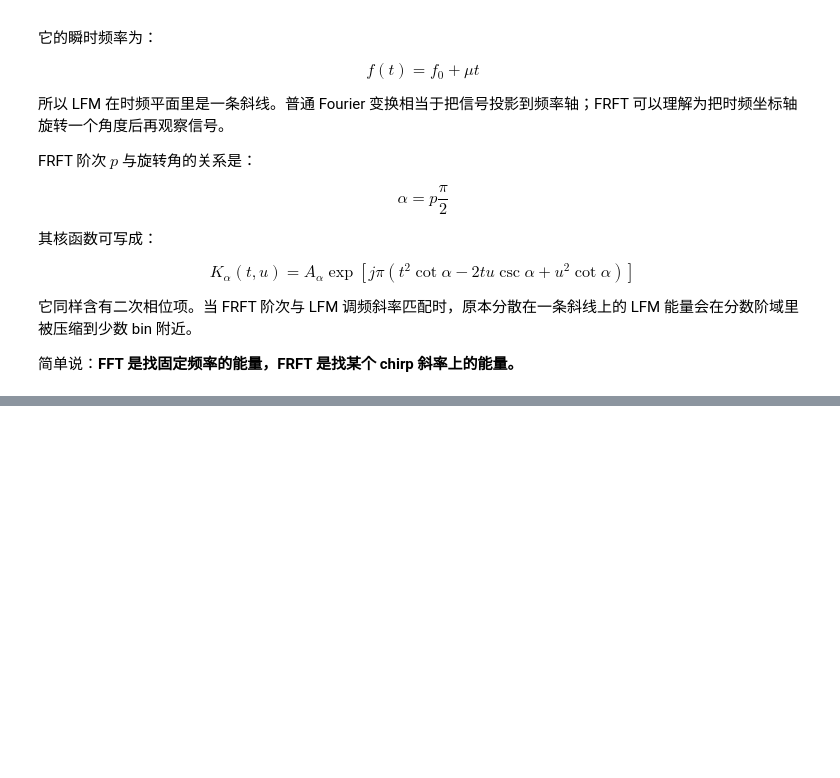
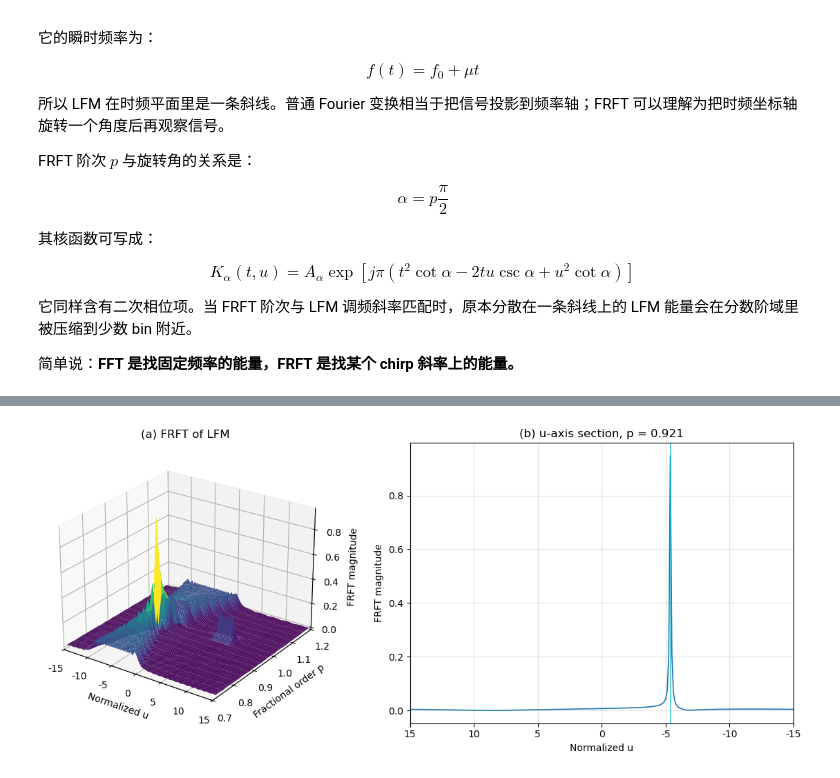
Before and after one commit to wotwoker/signalDOA, a Jupyter notebook: experiments/LFM.ipynb, the cells around one changed output, grey strips where cells are left out. Drawn from its saved outputs; the diff is of its cells as text; code cells hidden in the pictures; blank space fills up the shorter version.

Commit message:
frft_ozaktas

```diff
--- a/experiments/LFM.ipynb
+++ b/experiments/LFM.ipynb
@@ -294,33 +377,79 @@ plt.tight_layout()
 # %%
 # -----------------------------
-# Compare ordinary FFT with best-order FRFT
+# FRFT magnitude surface and u-axis section
 # -----------------------------
-X_fft = frft_direct(s_frft_unit, 1.0)
-X_best = frft_direct(s_frft_unit, p_best)
+# This reproduces the two common figures used in papers:
+#   (a) FRFT magnitude versus fractional order and normalized u
+#   (b) the u-axis section at the best fractional order
 
-freq_fft = np.fft.fftshift(np.fft.fftfreq(N_frft, d=1 / fs_frft)) / 1e3
-u_axis = np.arange(N_frft) - (N_frft - 1) / 2
+frft_surface_orders = orders
+u_axis_norm = np.linspace(-15.0, 15.0, N_frft)
+frft_magnitude_surface = np.zeros((frft_surface_orders.size, N_frft))
 
-fft_mag_db = 20 * np.log10(np.maximum(np.abs(X_fft), np.finfo(float).tiny) / np.max(np.abs(X_fft)))
-best_mag_db = 20 * np.log10(np.maximum(np.abs(X_best), np.finfo(float).tiny) / np.max(np.abs(X_best)))
+for i_order, p in enumerate(frft_surface_orders):
+    Xp = frft_direct(s_frft_unit, p)
+    frft_magnitude_surface[i_order] = np.abs(Xp)
 
-plt.figure(figsize=(11, 5))
+surface_best_idx = int(np.argmax(np.max(frft_magnitude_surface, axis=1)))
+surface_best_order = float(frft_surface_orders[surface_best_idx])
+surface_best_section = frft_magnitude_surface[surface_best_idx]
 
-plt.subplot(1, 2, 1)
-plt.plot(freq_fft, fft_mag_db, linewidth=1.4)
-plt.axvline(f0 / 1e3, color="tab:red", linestyle="--", linewidth=0.8, label="start f")
-plt.axvline((f0 + mu * duration) / 1e3, color="tab:green", linestyle="--", linewidth=0.8, label="end f")
-plt.xlim(0, 60)
-plt.ylim(-60, 3)
-plt.xlabel("Frequency (kHz)")
-plt.ylabel("Normalized magnitude (dB)")
-plt.title("FFT: energy spread over sweep band")
-plt.legend(loc="upper right")
+# ---- 自定义显示范围：真正裁剪数据，而不只是限制坐标轴 ----
+p_min, p_max = 0.7, 1.2
+u_min, u_max = -15.0, 15.0
 
-plt.subplot(1, 2, 2)
-plt.plot(u_axis, best_mag_db, linewidth=1.4, color="tab:purple")
-plt.ylim(-60, 3)
-plt.xlabel("FRFT-domain bin")
-plt.ylabel("Normalized magnitude (dB)")
-plt.title(f"FRFT: focused energy, p = {p_best:.3f}")
+p_mask = (frft_surface_orders >= p_min) & (frft_surface_orders <= p_max)
+u_mask = (u_axis_norm >= u_min) & (u_axis_norm <= u_max)
+
+orders_show = frft_surface_orders[p_mask]
+u_show = u_axis_norm[u_mask]
+surface_show = frft_magnitude_surface[p_mask, :][:, u_mask]
+
+U_grid_show, P_grid_show = np.meshgrid(u_show, orders_show)
+
+# 右图截面也按 u 范围裁剪
+section_u_show = u_axis_norm[u_mask]
+section_show = surface_best_section[u_mask]
+
+fig = plt.figure(figsize=(12, 5))
+
+ax = fig.add_subplot(1, 2, 1, projection="3d")
+ax.plot_surface(
+    U_grid_show,
+    P_grid_show,
+    surface_show,
+    cmap="viridis",
+    linewidth=0,
+    antialiased=True,
+    rstride=2,
+    cstride=2,
+)
+
+ax.set_xlabel("Normalized u")
+ax.set_ylabel("Fractional order p")
+ax.set_zlabel("FRFT magnitude")
+ax.set_xlim(u_min, u_max)
+ax.set_ylim(p_min, p_max)
+ax.set_title("(a) FRFT of LFM")
+ax.view_init(elev=25, azim=-55)
+
+ax2 = fig.add_subplot(1, 2, 2)
+ax2.plot(section_u_show, section_show, color="tab:blue", linewidth=1.2)
+
+peak_idx_section = int(np.argmax(section_show))
+ax2.axvline(
+    section_u_show[peak_idx_section],
+    color="tab:cyan",
+    linewidth=1.1,
+    alpha=0.9,
+)
+
+ax2.set_xlabel("Normalized u")
+ax2.set_ylabel("FRFT magnitude")
+ax2.set_title(f"(b) u-axis section, p = {surface_best_order:.3f}")
+ax2.grid(True, alpha=0.35)
+ax2.set_xlim(u_max, u_min)  # 反向显示，和你参考图类似；不想反向就改成 set_xlim(u_min, u_max)
+
 plt.tight_layout()
+# %% [output]
+[figure, added]
```
Also changed, not shown: parts of 14 cells of this notebook, 1 other file.
